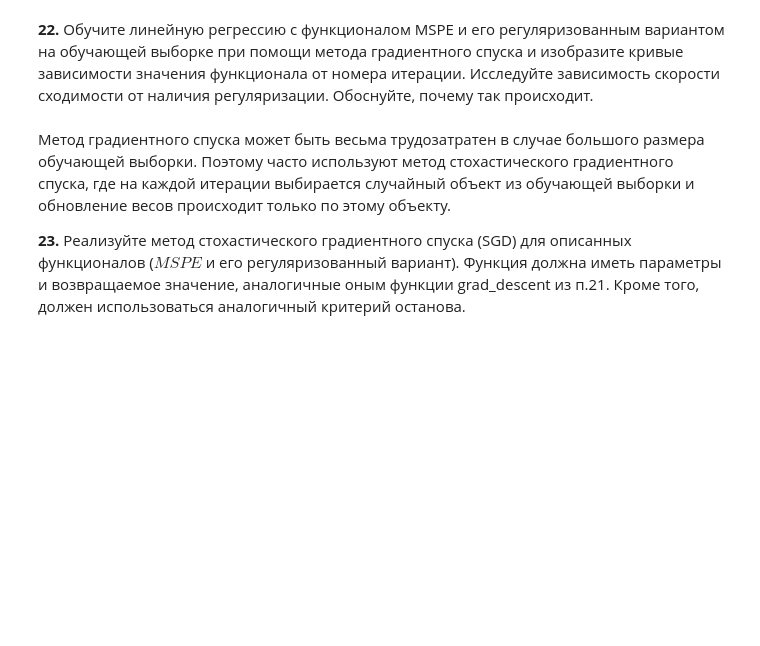
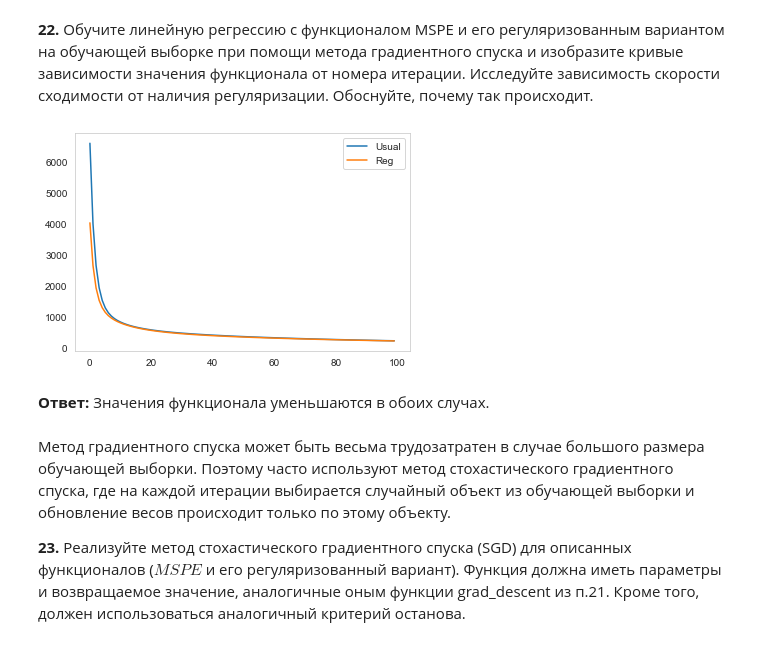
Before and after one commit to A-simo/3-sem-bigdata-lab, a Jupyter notebook: АДВР_(ШабановАО_мбд2032)_homework_practice_01_linregr.ipynb, the cells around one changed output. Drawn from its saved outputs; the diff is of its cells as text; code cells hidden in the pictures; blank space fills up the shorter version.

```diff
--- a/АДВР_(ШабановАО_мбд2032)_homework_practice_01_linregr.ipynb
+++ b/АДВР_(ШабановАО_мбд2032)_homework_practice_01_linregr.ipynb
@@ -730,3 +736,34 @@ def grad_descent(X, y, step_size, max_iter, eps, is_reg):
+# %%
+def grad_descent(X, y, w0, step_size, max_iter, eps, is_reg, verbose=False):
+    if is_reg:
+        f_cost = get_reg_func
+        f_grad = get_reg_grad
+    else:
+        f_cost = get_func
+        f_grad = get_grad
+
+    w = w0.copy()
+    history = []
+    w_prev = None
+    success = True
+    for i in range(max_iter):
+        if w_prev is not None and np.linalg.norm(w_prev - w) < eps:
+            break
+        mpse = f_cost(w, X, y)
+        history.append(mpse)
+
+        mpse_grad = f_grad(w, X, y)
+        # обновляем веса
+        w_prev = w.copy()
+        w = w - step_size * mpse_grad
+        if verbose:
+            print(f'{i}: {mpse:.3f}')
+
+        if i > 1 and mpse > 1e6:
+            print('Алгоритм не сходится')
+            success = False
+            break
+    return w, history, success
 # %% [markdown]
 Обучите линейную регрессию с функционалом $MSPE$ на обучающей выборке при помощи метода градиентного спуска и изобразите кривые зависимости значения функционала от номера итерации для различных:
  * значений размера шага из набора [0.001, 1, 10];
@@ -742,3 +831,18 @@ def grad_descent(X, y, step_size, max_iter, eps, is_reg):
+# %%
+w = np.random.rand(X_train.shape[1])
+_, history_usual, _ = grad_descent(X_train, y_train, w, 1e-4, 100, 1e-4, False, False)
+w = np.random.rand(X_train.shape[1])
+_, history_reg, _ = grad_descent(X_train, y_train, w, 1e-4, 100, 1e-4, True, False)
+# %%
+plt.plot(np.arange(len(history_usual)), history_usual, label='Usual')
+plt.plot(np.arange(len(history_reg)), history_reg, label='Reg')
+plt.legend()
+plt.grid()
+plt.show()
+# %% [output]
+[figure, added]
+# %% [markdown]
+**Ответ:** Значения функционала уменьшаются в обоих случах.
 # %% [markdown]
 Метод градиентного спуска может быть весьма трудозатратен в случае большого размера обучающей выборки. Поэтому часто используют метод стохастического градиентного спуска, где на каждой итерации выбирается случайный объект из обучающей выборки и обновление весов происходит только по этому объекту.
 
```
Also changed, not shown: parts of 32 cells of this notebook.
